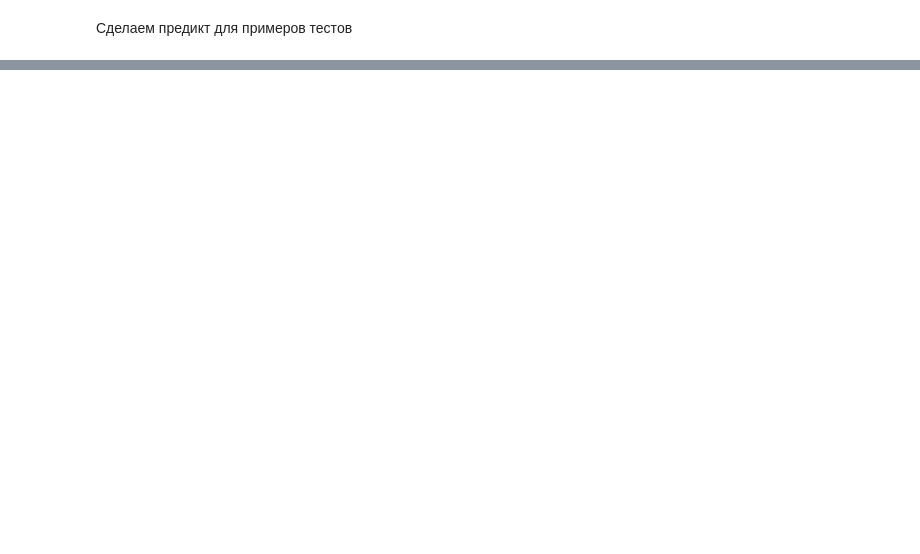
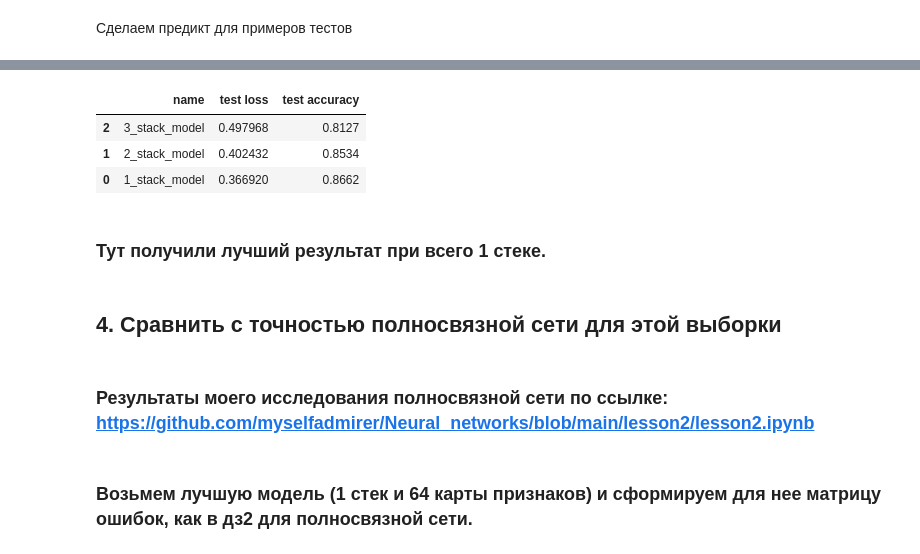
Before and after one commit to myselfadmirer/Neural_networks, a Jupyter notebook: lesson4/lesson4.ipynb, the cells around one changed output, grey strips where cells are left out. Saved outputs shown, nothing was run; the diff lists cells and outputs as text; code cells hidden in the pictures; blank space fills up the shorter version.

```diff
--- a/lesson4/lesson4.ipynb
+++ b/lesson4/lesson4.ipynb
@@ -215,0 +286,4 @@ plt.show()
+# %%
+max_stack_num = 3
+kernel = 16
+results2 = []
@@ -215,0 +362,15 @@ plt.show()
+# %%
+pd.DataFrame(results2, columns=['name', 'test loss', 'test accuracy']).sort_values(by='test accuracy')
+# %% [output]
+|  | name | test loss | test accuracy |
+| 2 | 3_stack_model | 0.497968 | 0.8127 |
+| 1 | 2_stack_model | 0.402432 | 0.8534 |
+| 0 | 1_stack_model | 0.366920 | 0.8662 |
+# %% [markdown]
+### Тут получили лучший результат при всего 1 стеке.
+# %% [markdown]
+## 4. Сравнить с точностью полносвязной сети для этой выборки
+# %% [markdown]
+### Результаты моего исследования полносвязной сети по ссылке: https://github.com/myselfadmirer/Neural_networks/blob/main/lesson2/lesson2.ipynb
+# %% [markdown]
+### Возьмем лучшую модель (1 стек и 64 карты признаков) и сформируем для нее матрицу ошибок, как в дз2 для полносвязной сети.
```
Also changed, not shown: parts of 27 cells of this notebook.
